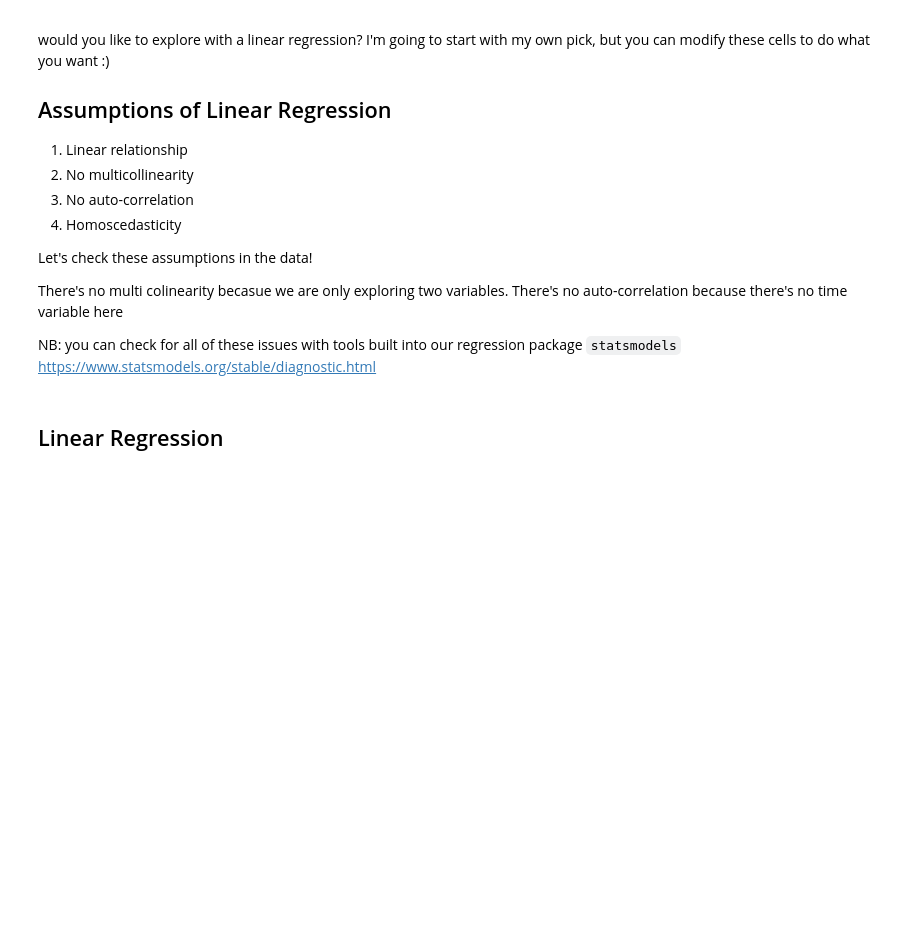
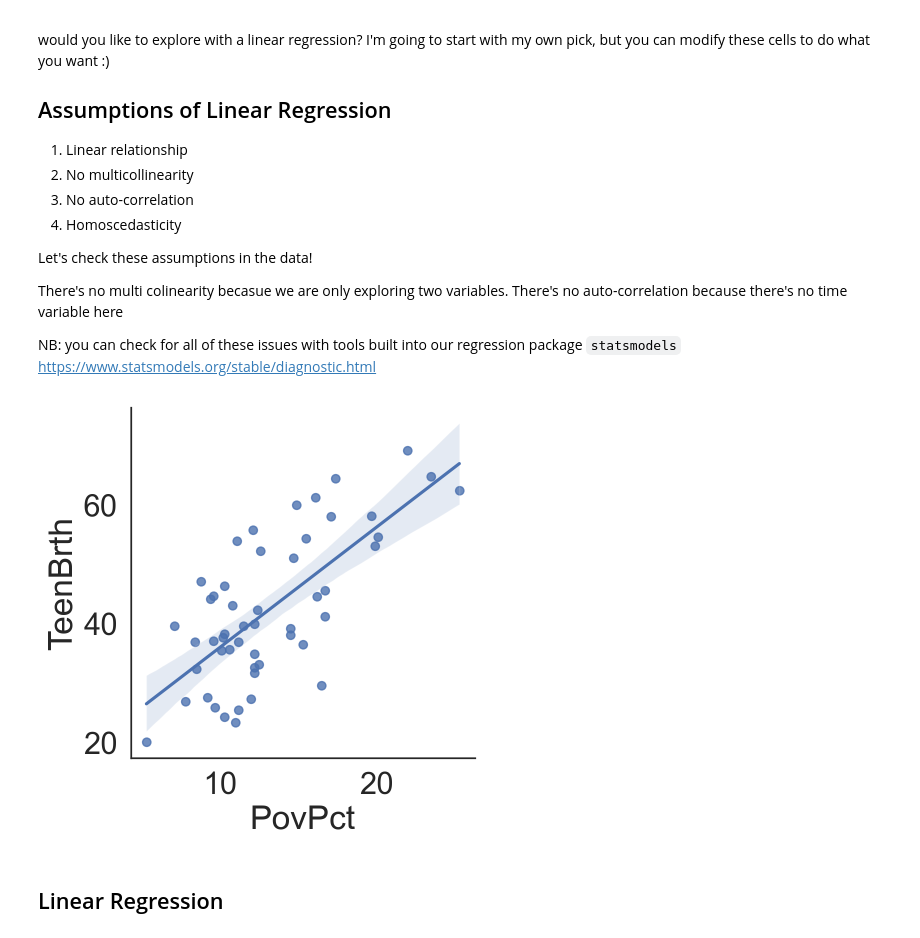
Before and after one commit to COGS108/Lectures-Ellis, a Jupyter notebook: 06_inference/06_10_inference.ipynb, the cells around one changed output. Saved outputs shown, nothing was run; the diff lists cells and outputs as text; code cells hidden in the pictures; blank space fills up the shorter version.

```diff
--- a/06_inference/06_10_inference.ipynb
+++ b/06_inference/06_10_inference.ipynb
@@ -156,3 +173,8 @@ NB: you can check for all of these issues with tools built into our regression p
+# %%
+# check linearity and homo/heteroscasticity by eyeball using sns.lmplot here!
+sns.lmplot(x="PovPct", y="TeenBrth", data=df);
+# %% [output]
+[figure, added]
 # %% [markdown]
 ## Linear Regression
 # %% [markdown]
```
Also changed, not shown: parts of 39 cells of this notebook, 3 other files.
